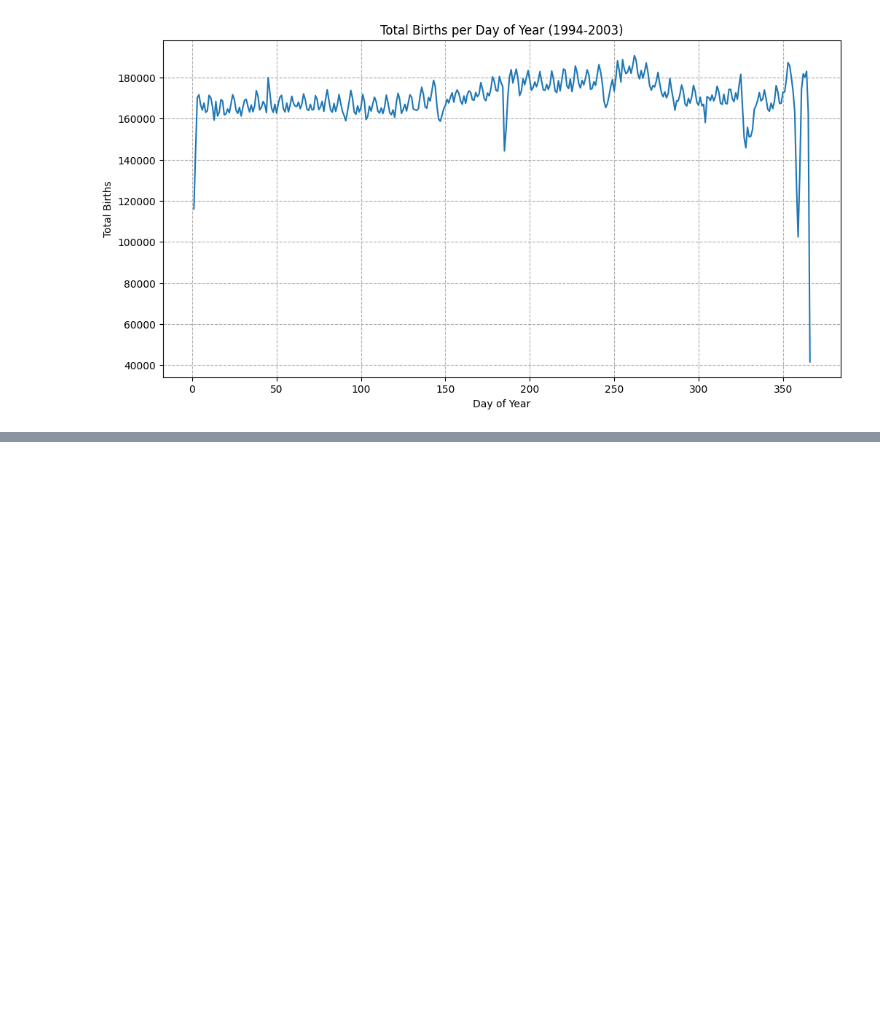
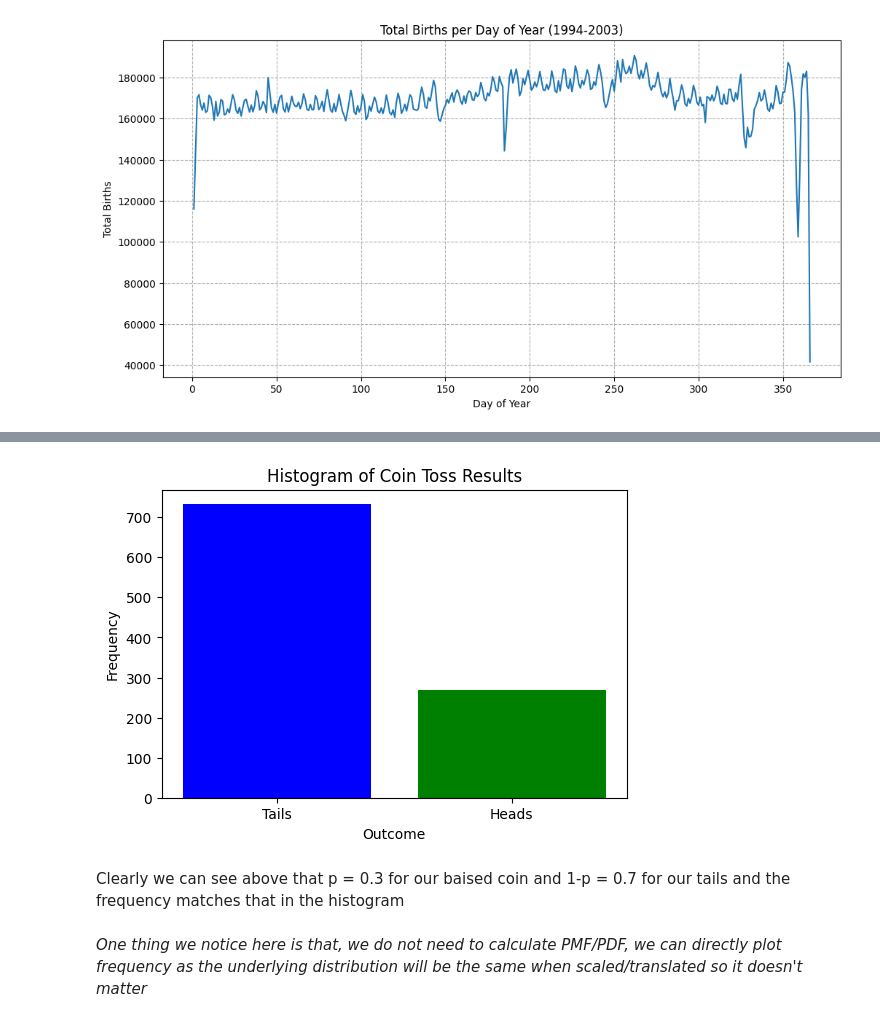
Before and after one commit to 23f1002944/EDA-Probability-Distributions, a Jupyter notebook: EDA_Uniform_Distribution.ipynb, the cells around one changed output, grey strips where cells are left out. Drawn from its saved outputs; the diff is of its cells as text; code cells hidden in the pictures; blank space fills up the shorter version.

```diff
--- a/EDA_Uniform_Distribution.ipynb
+++ b/EDA_Uniform_Distribution.ipynb
@@ -118,0 +124,9 @@ plt.show()
+# %%
+import pandas as pd
+
+probability_of_heads = 0.3
+number_of_samples = 1000
+coin_toss_results = np.random.choice(['Heads', 'Tails'], size=number_of_samples, p=[probability_of_heads, 1 - probability_of_heads])
+
+results_counts = pd.Series(coin_toss_results).value_counts()
+display(results_counts)
@@ -118,0 +138,13 @@ plt.show()
+# %%
+plt.figure(figsize=(6, 4))
+plt.bar(results_counts.index, results_counts.values, color=['blue', 'green'])
+plt.xlabel('Outcome')
+plt.ylabel('Frequency')
+plt.title('Histogram of Coin Toss Results')
+plt.show()
+# %% [output]
+[figure, added]
+# %% [markdown]
+Clearly we can see above that p = 0.3 for our baised coin and 1-p = 0.7 for our tails and the frequency matches that in the histogram
+# %% [markdown]
+*One thing we notice here is that, we do not need to calculate PMF/PDF, we can directly plot frequency as the underlying distribution will be the same when scaled/translated so it doesn't matter*
```
Also changed, not shown: parts of 15 cells of this notebook.
